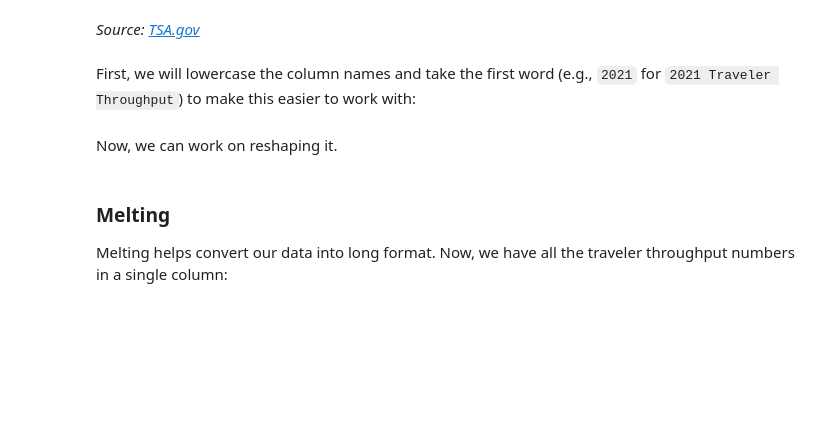
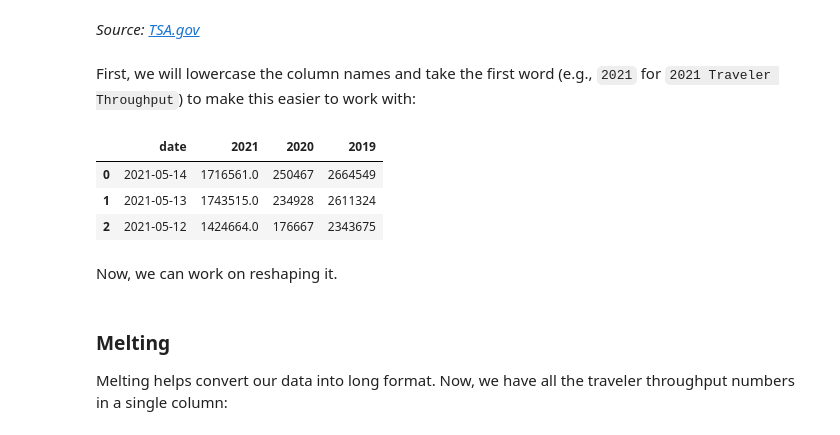
Before and after one commit to dmdigrande/dmdigrande.github.io, a Jupyter notebook: week1-lecture1-intro-to-pandas.ipynb, the cells around one changed output. Saved outputs shown, nothing was run; the diff lists cells and outputs as text; code cells hidden in the pictures; blank space fills up the shorter version.

```diff
--- a/week1-lecture1-intro-to-pandas.ipynb
+++ b/week1-lecture1-intro-to-pandas.ipynb
@@ -735,6 +452,14 @@ The taxi dataset we have be working with is in a format conducive to an analysis
 *Source: [TSA.gov](https://www.tsa.gov/coronavirus/passenger-throughput)*
 # %% [markdown]
 First, we will lowercase the column names and take the first word (e.g., `2021` for `2021 Traveler Throughput`) to make this easier to work with:
+# %%
+tsa = tsa.rename(columns = lambda x: x.lower().split()[0])
+tsa.head(3)
+# %% [output]
+|  | date | 2021 | 2020 | 2019 |
+| 0 | 2021-05-14 | 1716561.0 | 250467 | 2664549 |
+| 1 | 2021-05-13 | 1743515.0 | 234928 | 2611324 |
+| 2 | 2021-05-12 | 1424664.0 | 176667 | 2343675 |
 # %% [markdown]
 Now, we can work on reshaping it.
 # %% [markdown]
```
Also changed, not shown: parts of 49 cells of this notebook.
